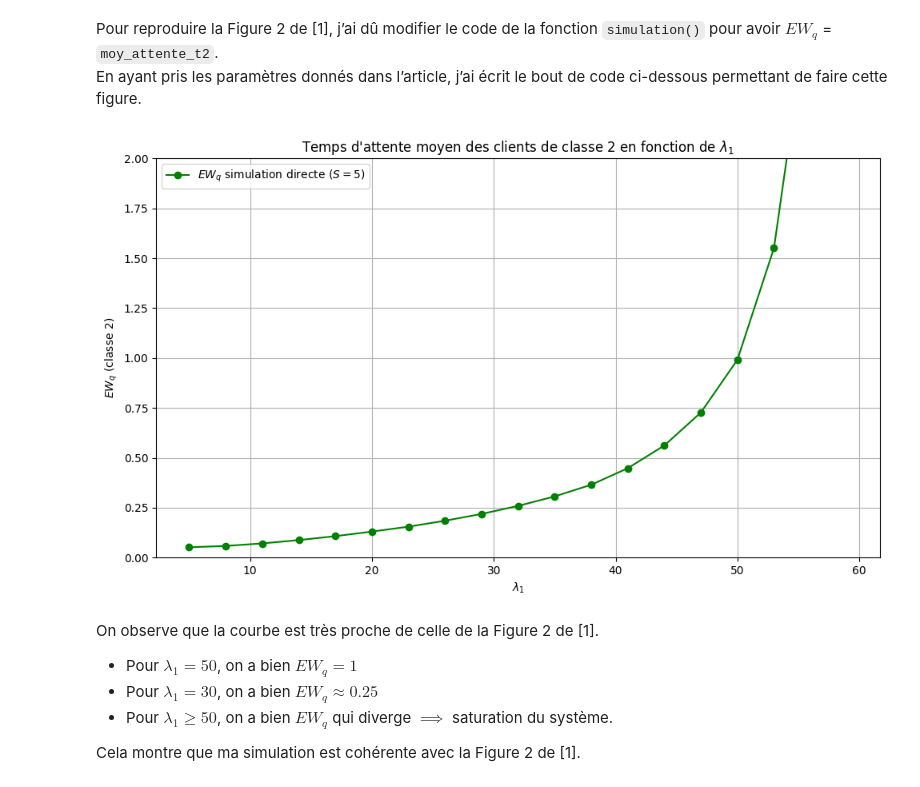
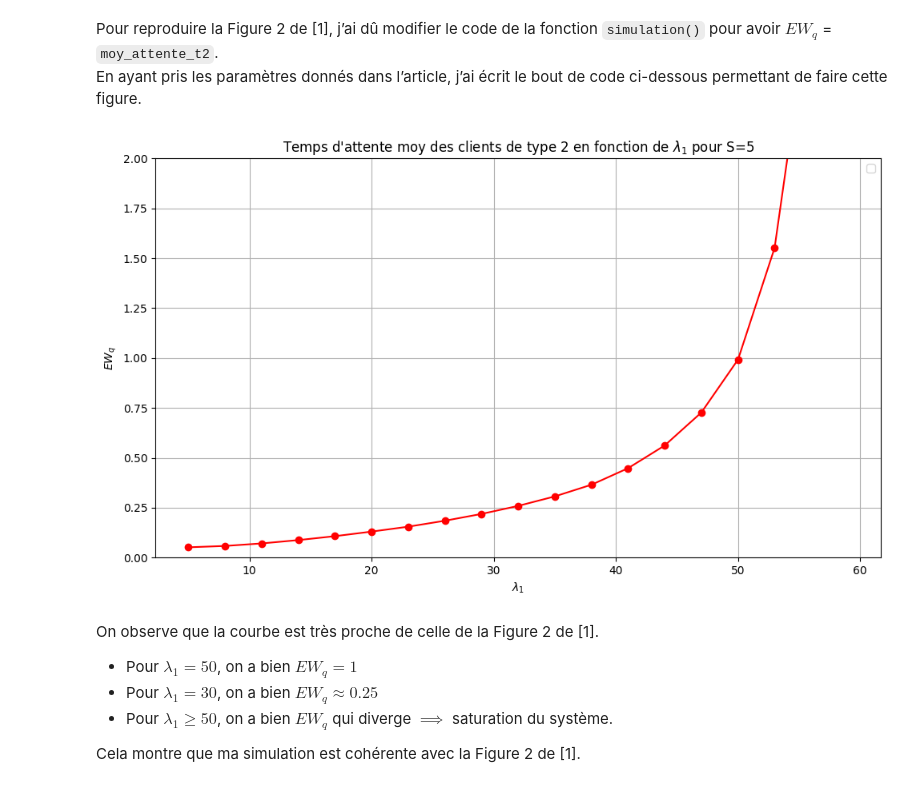
Before and after one commit to Alexisdevpro/PROJ-MDI230, a Jupyter notebook: PROJ1_SLICING/simulation.ipynb, the cells around one changed output. Saved outputs shown, nothing was run; the diff lists cells and outputs as text; code cells hidden in the pictures.

```diff
--- a/PROJ1_SLICING/simulation.ipynb
+++ b/PROJ1_SLICING/simulation.ipynb
@@ -502,32 +502,32 @@ En ayant pris les paramètres donnés dans l’article, j’ai écrit le bout de
 # %%
 #Parametres qui sont donnés dans m'article en 6.2
 S = 5
 mu1 = 4
 mu2 = 20
 lambda2 = 8
 temps_simulation = 30000
 lambda1_values = np.arange(5, 60, 3)
 
 #Boucle sur les valeurs de \lambda_1 et ajoute le temps d'attente associé des type 2.
 ewq_each_lambda1 = []
 for lambda1 in lambda1_values:
     _, _, _, _, ewq = simulation(temps_simulation, S, mu1, mu2, lambda1, lambda2)
     ewq_each_lambda1.append(ewq)
 
 #Plot le graph
 plt.figure(figsize=(10, 6))
 plt.plot(lambda1_values, ewq_each_lambda1, 'o-', color='red')
 plt.xlabel(r"$\lambda_1$")
 plt.ylabel(r"$EW_q$")
-plt.title(r"Temps d'attente moyen des clients de classe 2 en fonction de $\lambda_1$ pour S=5")
+plt.title(r"Temps d'attente moy des clients de type 2 en fonction de $\lambda_1$ pour S=5")
 plt.yticks(np.arange(0, 2.25, 0.25))
 plt.ylim(0, 2)
 plt.grid(True)
 plt.legend()
 plt.tight_layout()
 plt.show()
 # %% [output]
-[figure, old version]
+[figure, new version]
 # %% [markdown]
 On observe que la courbe est très proche de celle de la Figure 2 de [1].
 
```
Also changed, not shown: 2 other files.
